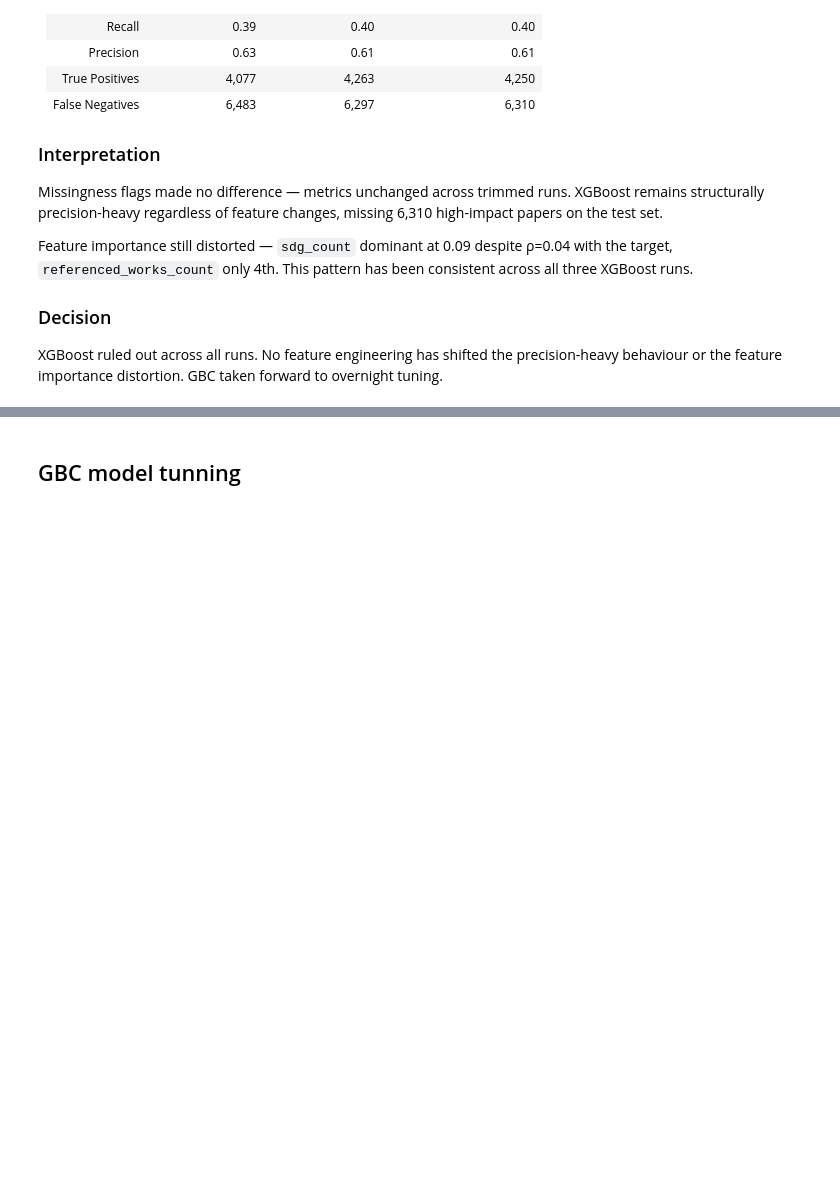
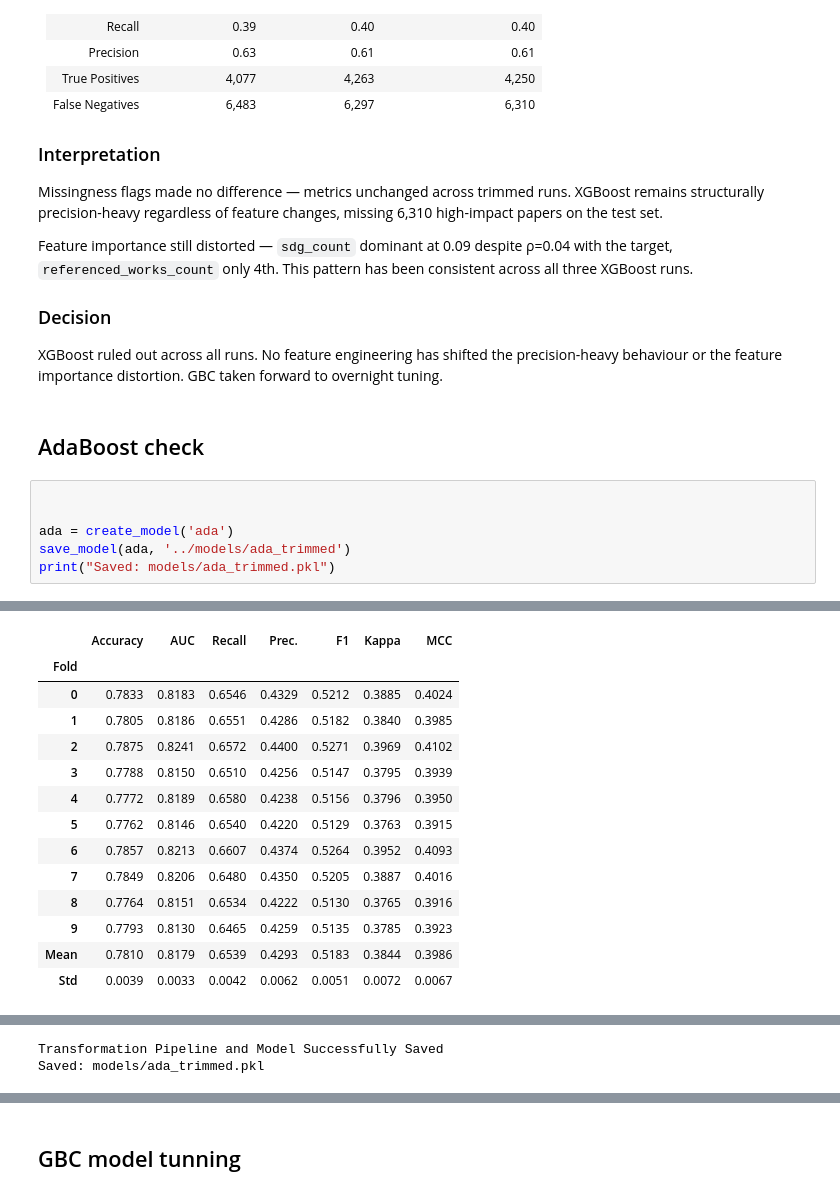
Before and after one commit to AnnaIgumnova/ai-paper-impact-predictor, a Jupyter notebook: notebooks/10_AI_Papers_modelling_trimmed.ipynb, the cells around one changed output, grey strips where cells are left out. Drawn from its saved outputs; the diff is of its cells as text; blank space fills up the shorter version.

```diff
--- a/notebooks/10_AI_Papers_modelling_trimmed.ipynb
+++ b/notebooks/10_AI_Papers_modelling_trimmed.ipynb
@@ -297,3 +297,12 @@ has been consistent across all three XGBoost runs.
 XGBoost ruled out across all runs. No feature engineering has shifted the
 precision-heavy behaviour or the feature importance distortion. GBC taken
 forward to overnight tuning.
+# %% [markdown]
+## AdaBoost check
+# %%
+
+
+ada = create_model('ada')
+save_model(ada, '../models/ada_trimmed')
+print("Saved: models/ada_trimmed.pkl")
+# %% [output]
@@ -299,0 +310,14 @@ forward to overnight tuning.
+|  | Accuracy | AUC | Recall | Prec. | F1 | Kappa | MCC |
+| Fold |  |  |  |  |  |  |  |
+| 0 | 0.7833 | 0.8183 | 0.6546 | 0.4329 | 0.5212 | 0.3885 | 0.4024 |
+| 1 | 0.7805 | 0.8186 | 0.6551 | 0.4286 | 0.5182 | 0.3840 | 0.3985 |
+| 2 | 0.7875 | 0.8241 | 0.6572 | 0.4400 | 0.5271 | 0.3969 | 0.4102 |
+| 3 | 0.7788 | 0.8150 | 0.6510 | 0.4256 | 0.5147 | 0.3795 | 0.3939 |
+| 4 | 0.7772 | 0.8189 | 0.6580 | 0.4238 | 0.5156 | 0.3796 | 0.3950 |
+| 5 | 0.7762 | 0.8146 | 0.6540 | 0.4220 | 0.5129 | 0.3763 | 0.3915 |
+| 6 | 0.7857 | 0.8213 | 0.6607 | 0.4374 | 0.5264 | 0.3952 | 0.4093 |
+| 7 | 0.7849 | 0.8206 | 0.6480 | 0.4350 | 0.5205 | 0.3887 | 0.4016 |
+| 8 | 0.7764 | 0.8151 | 0.6534 | 0.4222 | 0.5130 | 0.3765 | 0.3916 |
+| 9 | 0.7793 | 0.8130 | 0.6465 | 0.4259 | 0.5135 | 0.3785 | 0.3923 |
+| Mean | 0.7810 | 0.8179 | 0.6539 | 0.4293 | 0.5183 | 0.3844 | 0.3986 |
+| Std | 0.0039 | 0.0033 | 0.0042 | 0.0062 | 0.0051 | 0.0072 | 0.0067 |
@@ -299,0 +325,2 @@ forward to overnight tuning.
+Transformation Pipeline and Model Successfully Saved
+Saved: models/ada_trimmed.pkl
```
Also changed, not shown: parts of 14 cells of this notebook, 4 other files.
